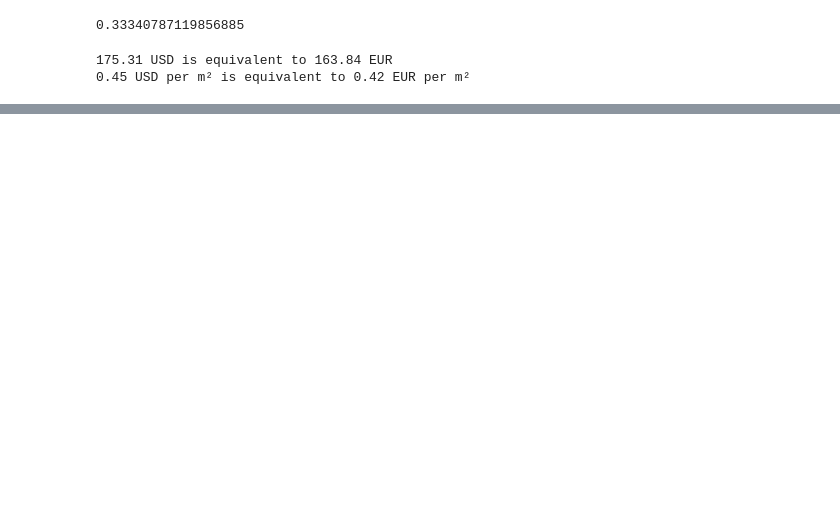
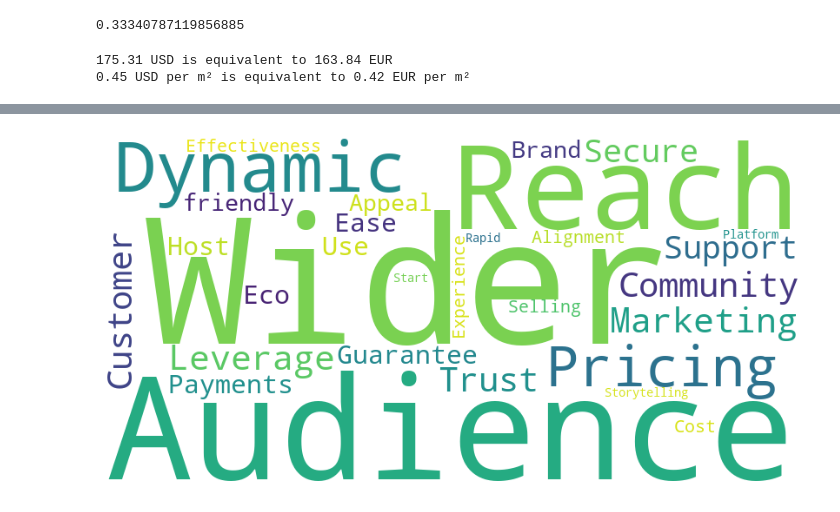
Before and after one commit to Alexey3250/CZ_Real_Estate_Analysis, a Jupyter notebook: dashboard.ipynb, the cells around one changed output, grey strips where cells are left out. Drawn from its saved outputs; the diff is of its cells as text; code cells hidden in the pictures; blank space fills up the shorter version.

```diff
--- a/dashboard.ipynb
+++ b/dashboard.ipynb
@@ -552,0 +615,30 @@ print(f"{cost_per_sq_meter_in_usd} USD per m² is equivalent to {cost_per_sq_met
+# %%
+# Установка необходимых библиотек (если еще не установлены)
+# !pip install wordcloud matplotlib numpy
+
+import matplotlib.pyplot as plt
+from wordcloud import WordCloud
+
+# Определяем набор фраз, которые будут использоваться для создания облака слов
+text = '''
+Wider Audience Reach, Dynamic Pricing, Marketing Leverage, Community Trust, Customer Support,
+Secure Payments, Ease of Use, Host Guarantee, Eco-friendly Appeal, Brand Alignment,
+Cost-Effectiveness, Experience Selling, Storytelling Platform, Rapid Start
+'''
+
+# Создаем объект WordCloud
+wordcloud = WordCloud(width = 800, height = 400,
+                      background_color ='white',
+                      colormap='viridis',
+                      min_font_size = 10).generate(text)
+
+# Параметры отображения облака слов
+plt.figure(figsize = (8, 8), facecolor = None)
+plt.imshow(wordcloud)
+plt.axis("off")
+plt.tight_layout(pad = 0)
+
+# Отображаем готовое облако слов
+plt.show()
+# %% [output]
+[figure, added]
```
Also changed, not shown: parts of 3 cells of this notebook.
